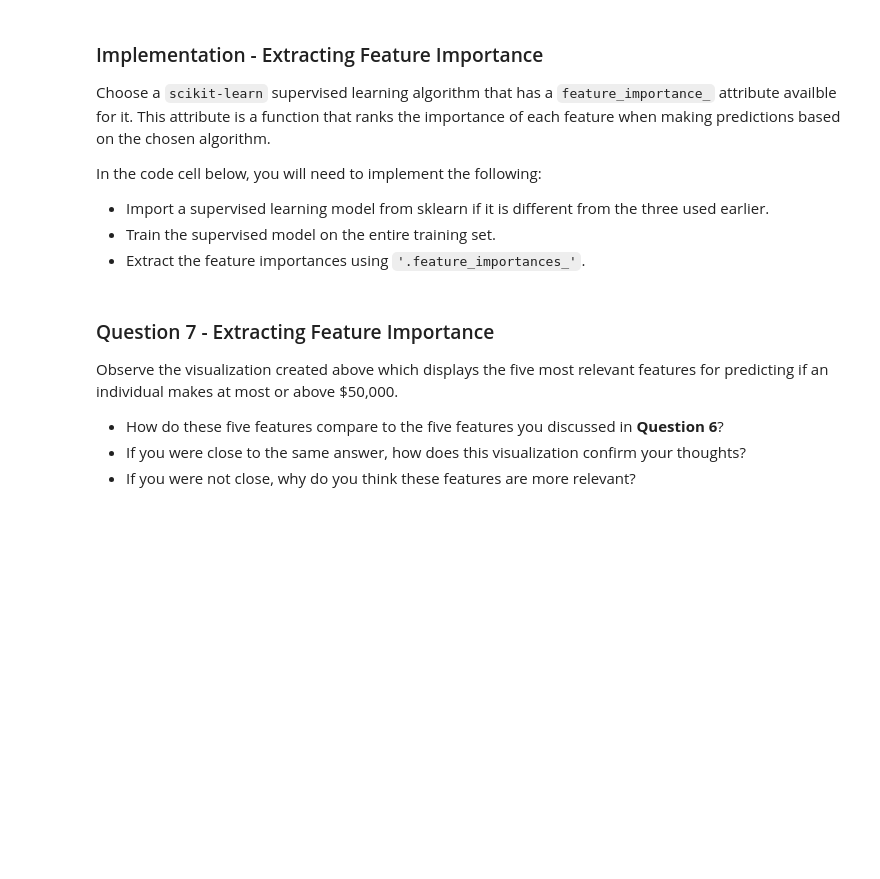
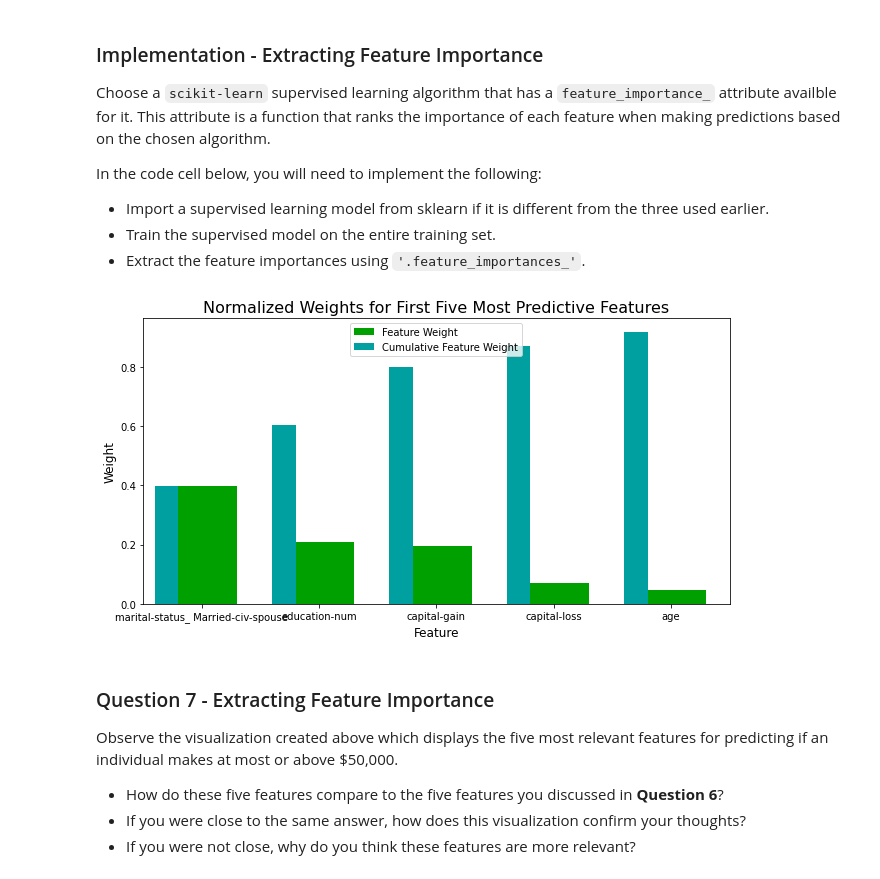
Before and after one commit to Abdullahesham/finding-donors, a Jupyter notebook: finding_donors.ipynb, the cells around one changed output. Cells and saved outputs as stored; diff of their text form; code cells hidden in the pictures; blank space fills up the shorter version.

Commit message:
feat: Extracting feature importance
Observe the visualizations created which displays the five most relevant features for predicting if an individual makes at most or above $50,000.

```diff
--- a/finding_donors.ipynb
+++ b/finding_donors.ipynb
@@ -544,15 +555,17 @@ In the code cell below, you will need to implement the following:
 # %%
 # TODO: Import a supervised learning model that has 'feature_importances_'
 
 
 # TODO: Train the supervised model on the training set using .fit(X_train, y_train)
-model = None
+#model = None
 
 # TODO: Extract the feature importances using .feature_importances_
-importances = None
+importances = best_clf.feature_importances_
 
 # Plot
 vs.feature_plot(importances, X_train, y_train)
+# %% [output]
+[figure, added]
 # %% [markdown]
 ### Question 7 - Extracting Feature Importance
 
```
Also changed, not shown: parts of 10 cells of this notebook.
